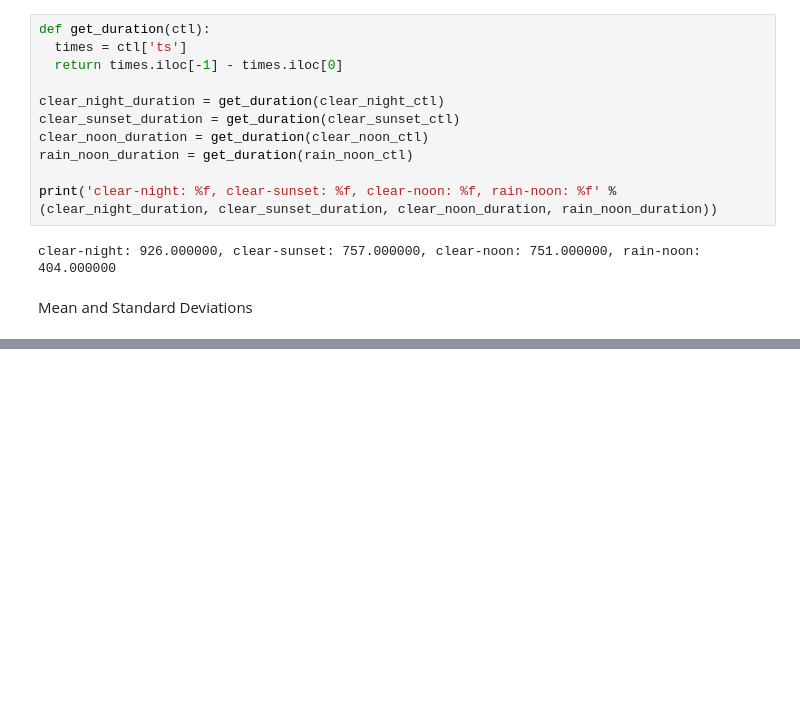
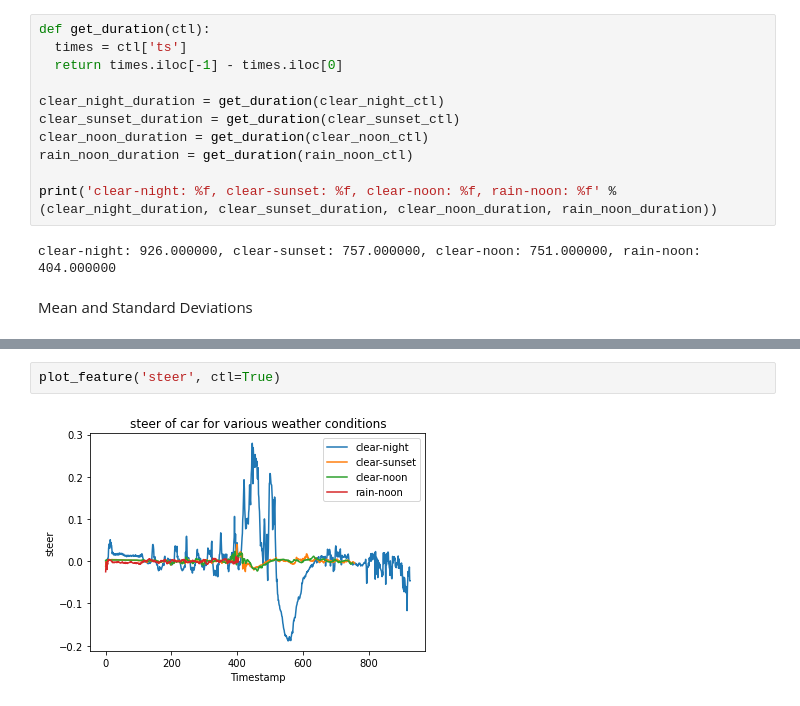
Before and after one commit to seanseungbeomlee/ECE-471-MP1-AV-Analysis, a Jupyter notebook: MP1_Task1.ipynb, the cells around one changed output, grey strips where cells are left out. Cells and saved outputs as stored; diff of their text form; blank space fills up the shorter version.

```diff
--- a/MP1_Task1.ipynb
+++ b/MP1_Task1.ipynb
@@ -132,0 +184,4 @@ summary_df
+# %%
+plot_feature('steer', ctl=True)
+# %% [output]
+[figure, added]
```
Also changed, not shown: parts of 11 cells of this notebook.
